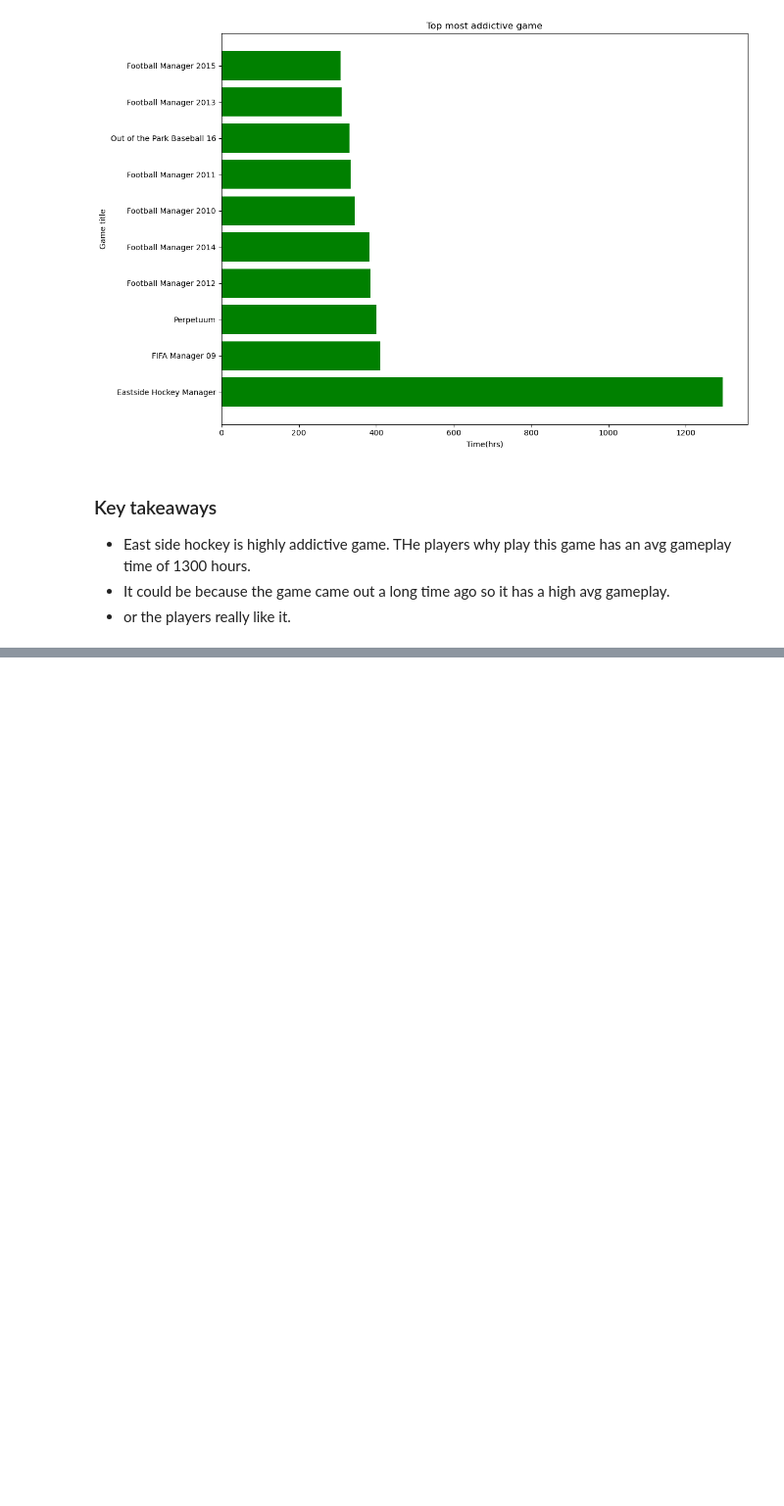
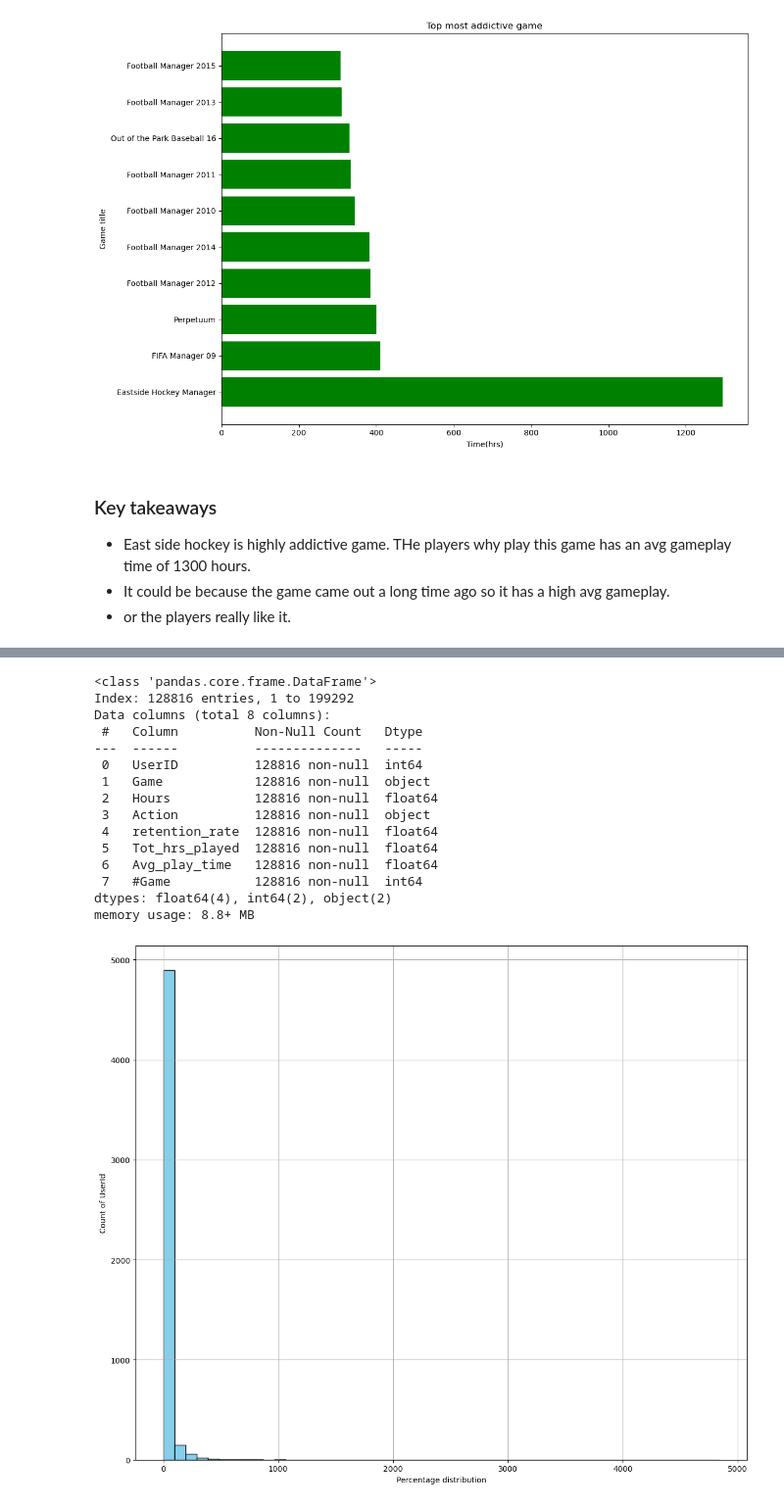
Before and after one commit to blue-jays/Game-Recommender, a Jupyter notebook: test.ipynb, the cells around one changed output, grey strips where cells are left out. Shown at 98% size. Drawn from its saved outputs; the diff is of its cells as text; code cells hidden in the pictures; blank space fills up the shorter version.

```diff
--- a/test.ipynb
+++ b/test.ipynb
@@ -438,0 +461,33 @@ plt.show()
+# %%
+# lets see how many players have played each game
+
+df.info()
+User_cn = df.groupby('Game')['UserID'].count()
+User_cn.sort_values(ascending=False)
+# we can see that almost 5000 players have played the highest game, and
+
+
+# lets plot the histogram so that We can understand the distribution of percentage of players.
+plt.figure(figsize=(12,10))
+User_cn.hist(bins = 50, color = 'skyblue', edgecolor = 'black')
+plt.xlabel("Percentage distribution")
+plt.ylabel('Count of UserId')
+plt.tight_layout()
+plt.show()
+# %% [output]
+<class 'pandas.core.frame.DataFrame'>
+Index: 128816 entries, 1 to 199292
+Data columns (total 8 columns):
+ #   Column          Non-Null Count   Dtype
+---  ------          --------------   -----
+ 0   UserID          128816 non-null  int64
+ 1   Game            128816 non-null  object
+ 2   Hours           128816 non-null  float64
+ 3   Action          128816 non-null  object
+ 4   retention_rate  128816 non-null  float64
+ 5   Tot_hrs_played  128816 non-null  float64
+ 6   Avg_play_time   128816 non-null  float64
+ 7   #Game           128816 non-null  int64
+dtypes: float64(4), int64(2), object(2)
+memory usage: 8.8+ MB
+[figure, added]
```
Also changed, not shown: parts of 25 cells of this notebook, 2 other files.
